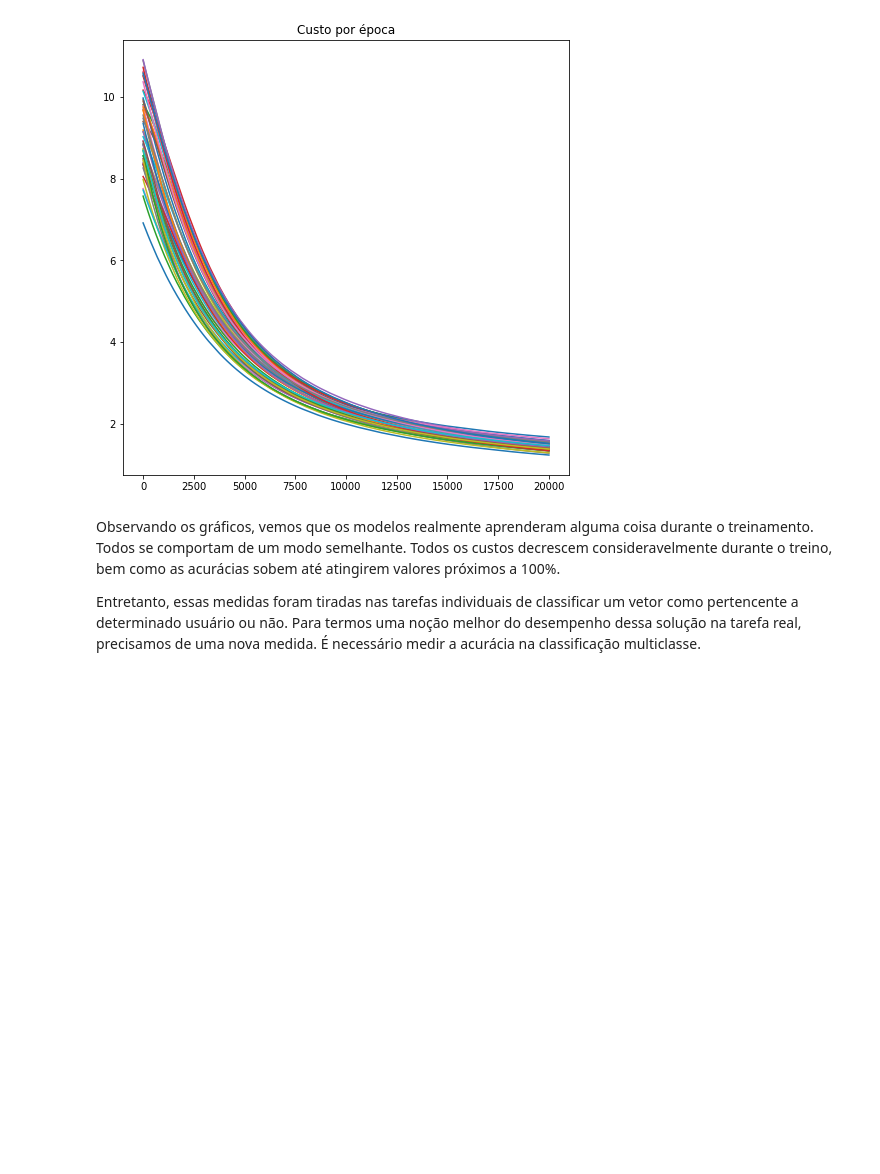
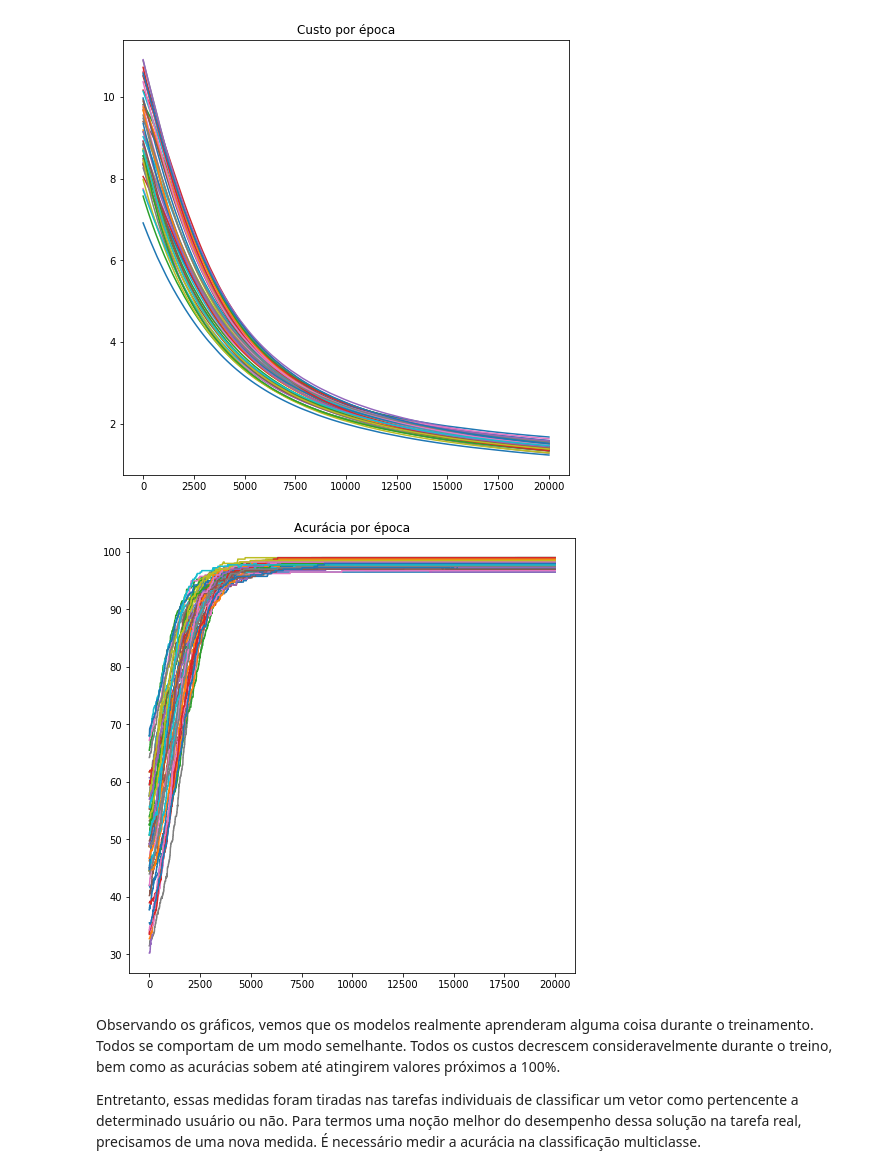
Before and after one commit to GuilhermeFreire/Keystrokes, a Jupyter notebook: Keystroke Analysis.ipynb, the cells around one changed output. Saved outputs shown, nothing was run; the diff lists cells and outputs as text; code cells hidden in the pictures; blank space fills up the shorter version.

```diff
--- a/Keystroke Analysis.ipynb
+++ b/Keystroke Analysis.ipynb
@@ -718,6 +718,14 @@ plt.title("Custo por época")
 plt.show()
 # %% [output]
 [figure]
+# %%
+plt.figure(figsize=(8,8))
+for user in users:
+    plt.plot(test_accuracies[user])
+plt.title("Acurácia por época")
+plt.show()
+# %% [output]
+[figure, added]
 # %% [markdown]
 Observando os gráficos, vemos que os modelos realmente aprenderam alguma coisa durante o treinamento. Todos se comportam de um modo semelhante. Todos os custos decrescem consideravelmente durante o treino, bem como as acurácias sobem até atingirem valores próximos a 100%.
 
```
Also changed, not shown: parts of 18 cells of this notebook.
